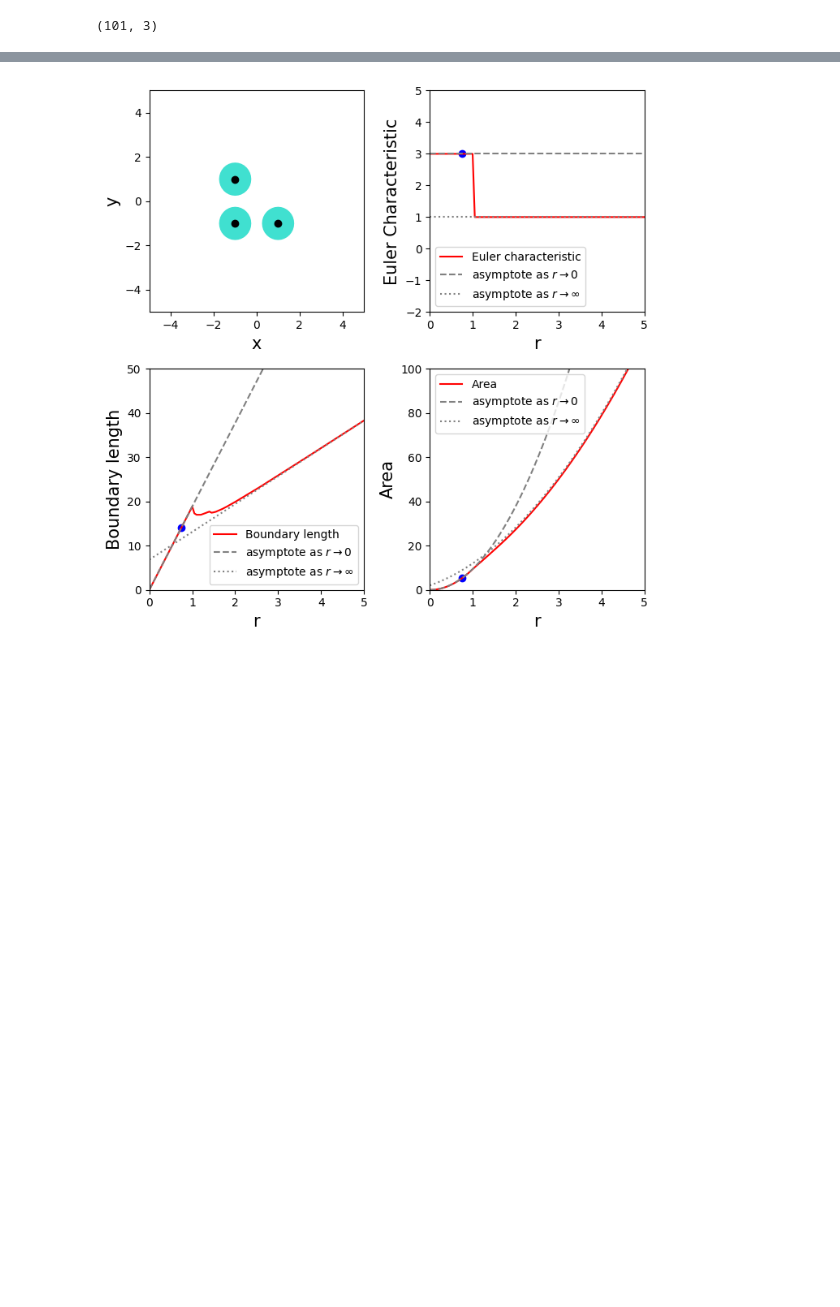
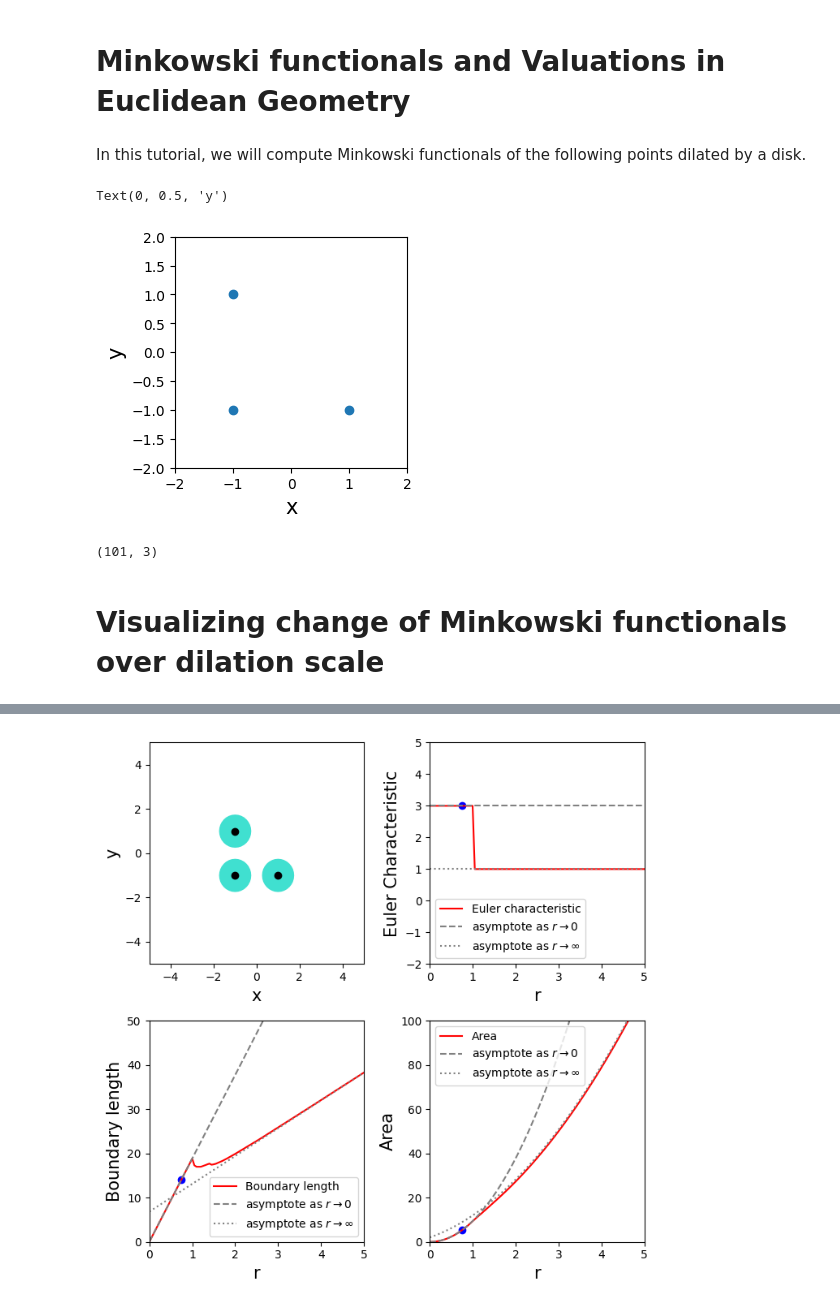
Before and after one commit to sunghak-lim/mfjet, a Jupyter notebook: examples/Tutorial_MF_Euclidean.ipynb, the cells around one changed output, grey strips where cells are left out. Drawn from its saved outputs; the diff is of its cells as text; code cells hidden in the pictures; blank space fills up the shorter version.

```diff
--- a/examples/Tutorial_MF_Euclidean.ipynb
+++ b/examples/Tutorial_MF_Euclidean.ipynb
@@ -15,4 +15,8 @@ import matplotlib.pyplot as plt
 
 import shapely
 import mfjet
+# %% [markdown]
+# Minkowski functionals and Valuations in Euclidean Geometry
+# %% [markdown]
+In this tutorial, we will compute Minkowski functionals of the following points dilated by a disk.
 # %%
@@ -27,5 +31,25 @@ arr_r = np.linspace(0,5,101)
 # %%
-arr_mfs = calculator.calc_mfs(coords, arr_r)
-print(arr_mfs.shape)
+# visualizing points
+fig = plt.figure(figsize=[3,3])
+plt.plot(
+    *(coords.T),
+    "o"
+)
+plt.gca().set_xlim([-2,2])
+plt.gca().set_ylim([-2,2])
+plt.gca().set_xlabel("x", fontsize=15)
+plt.gca().set_ylabel("y", fontsize=15)
 # %% [output]
-(101, 3)
+Text(0, 0.5, 'y')
+[figure, added]
+# %%
+# initialize calculator
+calculator = mfjet.MFEuclideanCalculator()
+
+# evaluate minkowski functionals given points and dilation scales.
+arr_mfs = calculator.calc_mfs(coords, arr_r)
+print(arr_mfs.shape)  # [:,0]: Euler char., [:,1]: boundary length, [:,2]: area
+# %% [output]
+(101, 3)
+# %% [markdown]
+# Visualizing change of Minkowski functionals over dilation scale
```
Also changed, not shown: parts of 5 cells of this notebook, 2 other files.
